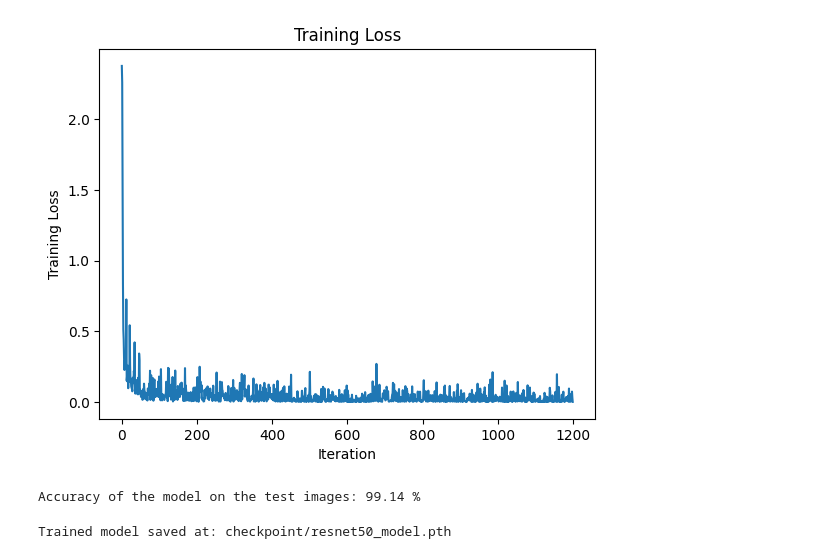
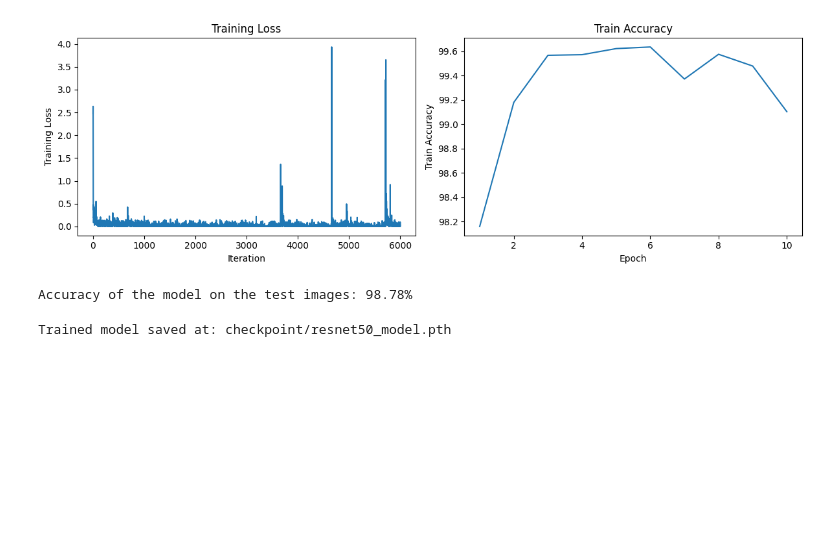
Before and after one commit to aztofighi/Persian_Handwritten_Recognition, a Jupyter notebook: Hoda_PyTorch_V1.ipynb, the cells around one changed output. Drawn from its saved outputs; the diff is of its cells as text; code cells hidden in the pictures; blank space fills up the shorter version.

```diff
--- a/Hoda_PyTorch_V1.ipynb
+++ b/Hoda_PyTorch_V1.ipynb
@@ -19,7 +19,7 @@ import matplotlib.pyplot as plt
 device = torch.device('cuda' if torch.cuda.is_available() else 'cpu')
 
 # Hyperparameters
-num_epochs = 2
+num_epochs = 10
 batch_size = 100
 learning_rate = 0.001
 
@@ -54,8 +54,11 @@ optimizer = optim.Adam(model.parameters(), lr=learning_rate)
 # Training loop
 total_step = len(train_loader)
 losses = []  # To store training loss for each epoch
+accuracies = []  # To store train accuracy for each epoch
 
 for epoch in range(num_epochs):
+    total_correct = 0
+    total_samples = 0
     for i, (images, labels) in enumerate(train_loader):
         images = images.to(device)
         labels = labels.to(device)
@@ -69,17 +72,33 @@ for epoch in range(num_epochs):
         loss.backward()
         optimizer.step()
 
+        # Calculate train accuracy
+        _, predicted = torch.max(outputs.data, 1)
+        total_samples += labels.size(0)
+        total_correct += (predicted == labels).sum().item()
+        train_accuracy = 100 * total_correct / total_samples
+
         if (i + 1) % 100 == 0:
-            print('Epoch [{}/{}], Step [{}/{}], Loss: {:.4f}'
-                  .format(epoch + 1, num_epochs, i + 1, total_step, loss.item()))
+            print('Epoch [{}/{}], Step [{}/{}], Loss: {:.4f}, Train Accuracy: {:.2f}%'
+                  .format(epoch + 1, num_epochs, i + 1, total_step, loss.item(), train_accuracy))
 
         losses.append(loss.item())  # Store the training loss
+    accuracies.append(train_accuracy)  # Store the train accuracy for the epoch
 
-# Plotting the training loss
+# Plotting the training loss and accuracy
+plt.figure(figsize=(12, 4))
+plt.subplot(1, 2, 1)
 plt.plot(losses)
 plt.xlabel('Iteration')
 plt.ylabel('Training Loss')
 plt.title('Training Loss')
+
+plt.subplot(1, 2, 2)
+plt.plot(range(1, num_epochs + 1), accuracies)
+plt.xlabel('Epoch')
+plt.ylabel('Train Accuracy')
+plt.title('Train Accuracy')
+plt.tight_layout()
 plt.show()
 
 # Test the model
@@ -95,5 +114,5 @@ with torch.no_grad():
         total += labels.size(0)
         correct += (predicted == labels).sum().item()
 
-    print('Accuracy of the model on the test images: {:.2f} %'.format(100 * correct / total))
+    print('Accuracy of the model on the test images: {:.2f}%'.format(100 * correct / total))
 # %% [output]
@@ -112,3 +136,3 @@ Epoch [2/2], Step [600/600], Loss: 0.0005
-[figure, old version]
+[figure, new version]
-Accuracy of the model on the test images: 99.14 %
+Accuracy of the model on the test images: 98.78%
 # %%
```
Also changed, not shown: parts of 3 cells of this notebook.
